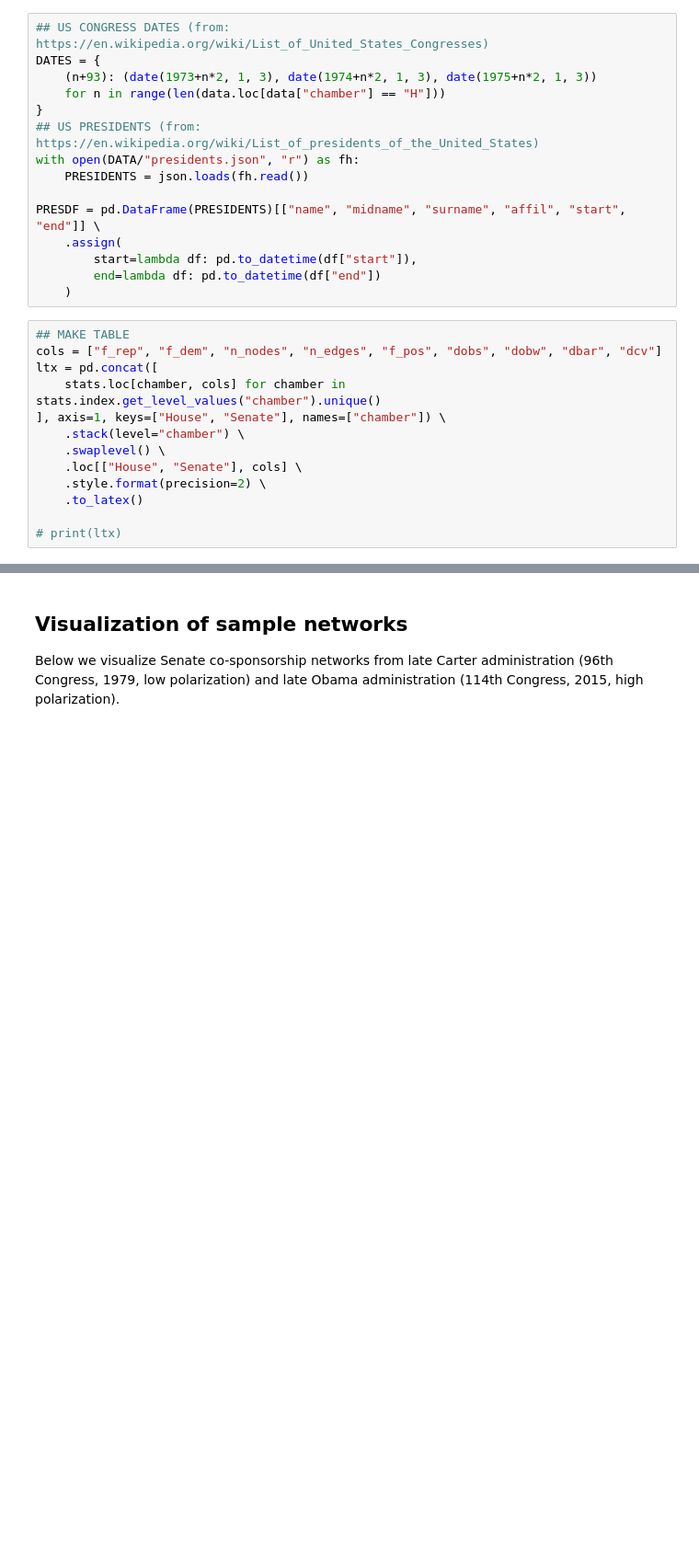
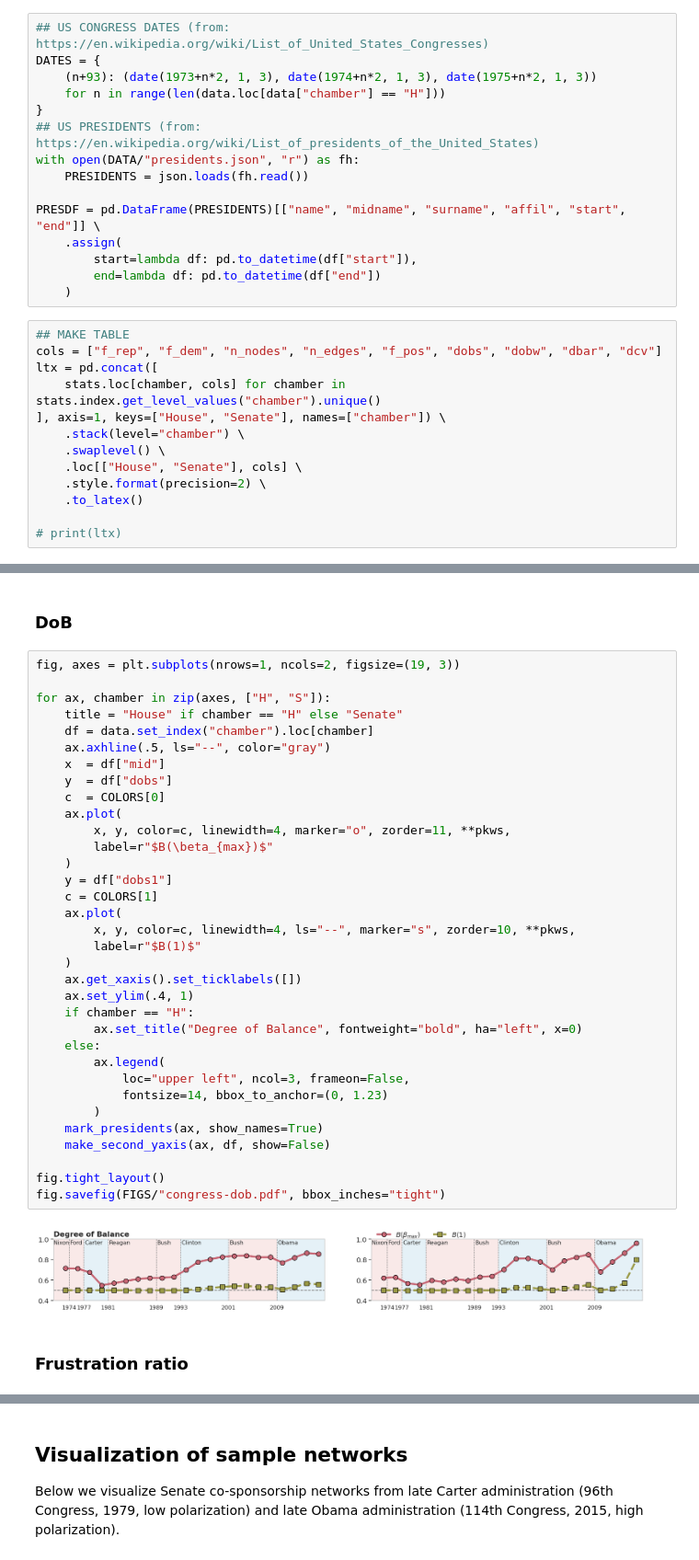
Before and after one commit to sztal/msb, a Jupyter notebook: notebooks/5-congress/5-congress.ipynb, the cells around one changed output, grey strips where cells are left out. Shown at 92% size. Saved outputs shown, nothing was run; the diff lists cells and outputs as text; blank space fills up the shorter version.

```diff
--- a/notebooks/5-congress/5-congress.ipynb
+++ b/notebooks/5-congress/5-congress.ipynb
@@ -72 +116,41 @@ ltx = pd.concat([
+# %% [markdown]
+### DoB
+# %%
+fig, axes = plt.subplots(nrows=1, ncols=2, figsize=(19, 3))
+
+for ax, chamber in zip(axes, ["H", "S"]):
+    title = "House" if chamber == "H" else "Senate"
+    df = data.set_index("chamber").loc[chamber]
+    ax.axhline(.5, ls="--", color="gray")
+    x  = df["mid"]
+    y  = df["dobs"]
+    c  = COLORS[0]
+    ax.plot(
+        x, y, color=c, linewidth=4, marker="o", zorder=11, **pkws,
+        label=r"$B(\beta_{max})$"
+    )
+    y = df["dobs1"]
+    c = COLORS[1]
+    ax.plot(
+        x, y, color=c, linewidth=4, ls="--", marker="s", zorder=10, **pkws,
+        label=r"$B(1)$"
+    )
+    ax.get_xaxis().set_ticklabels([])
+    ax.set_ylim(.4, 1)
+    if chamber == "H":
+        ax.set_title("Degree of Balance", fontweight="bold", ha="left", x=0)
+    else:
+        ax.legend(
+            loc="upper left", ncol=3, frameon=False,
+            fontsize=14, bbox_to_anchor=(0, 1.23)
+        )
+    mark_presidents(ax, show_names=True)
+    make_second_yaxis(ax, df, show=False)
+
+fig.tight_layout()
+fig.savefig(FIGS/"congress-dob.pdf", bbox_inches="tight")
+# %% [output]
+[figure, added]
+# %% [markdown]
+### Frustration ratio
 # %%
```
Also changed, not shown: parts of 14 cells of this notebook, 6 other files.
